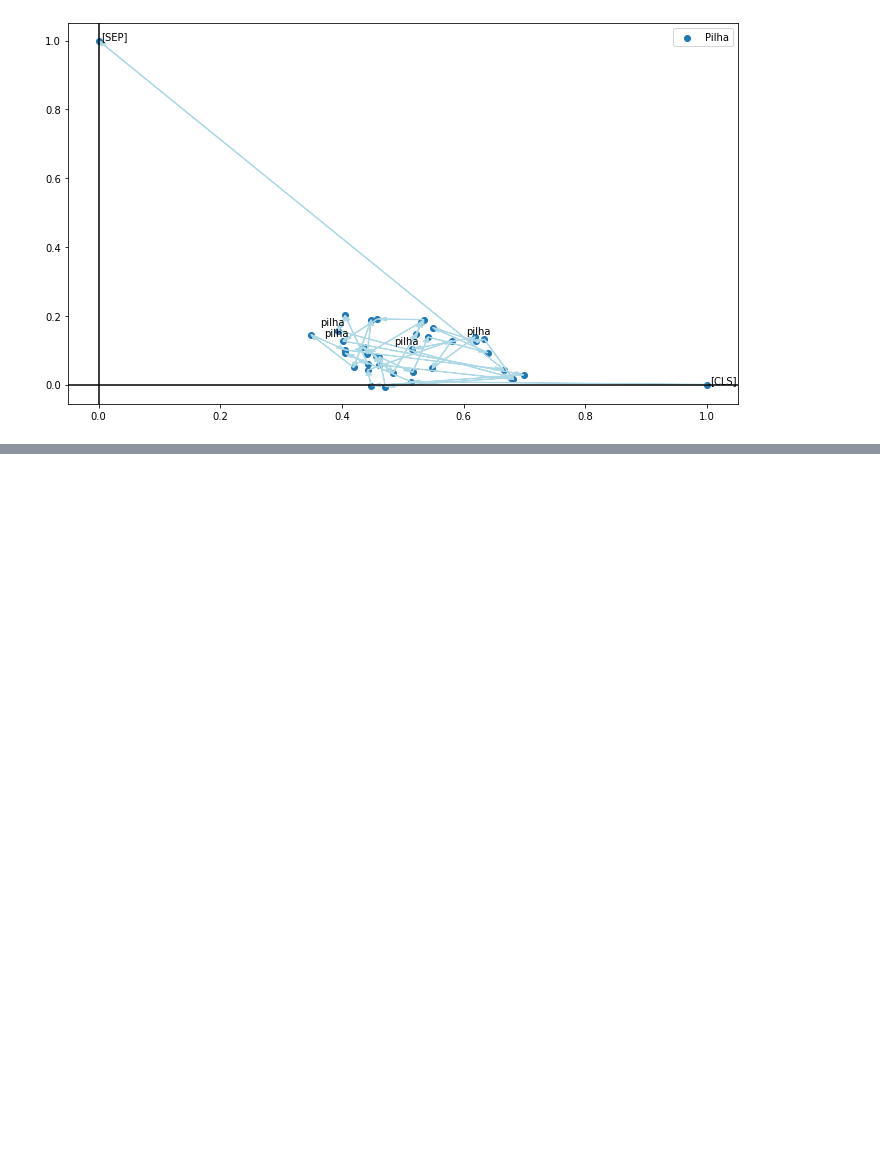
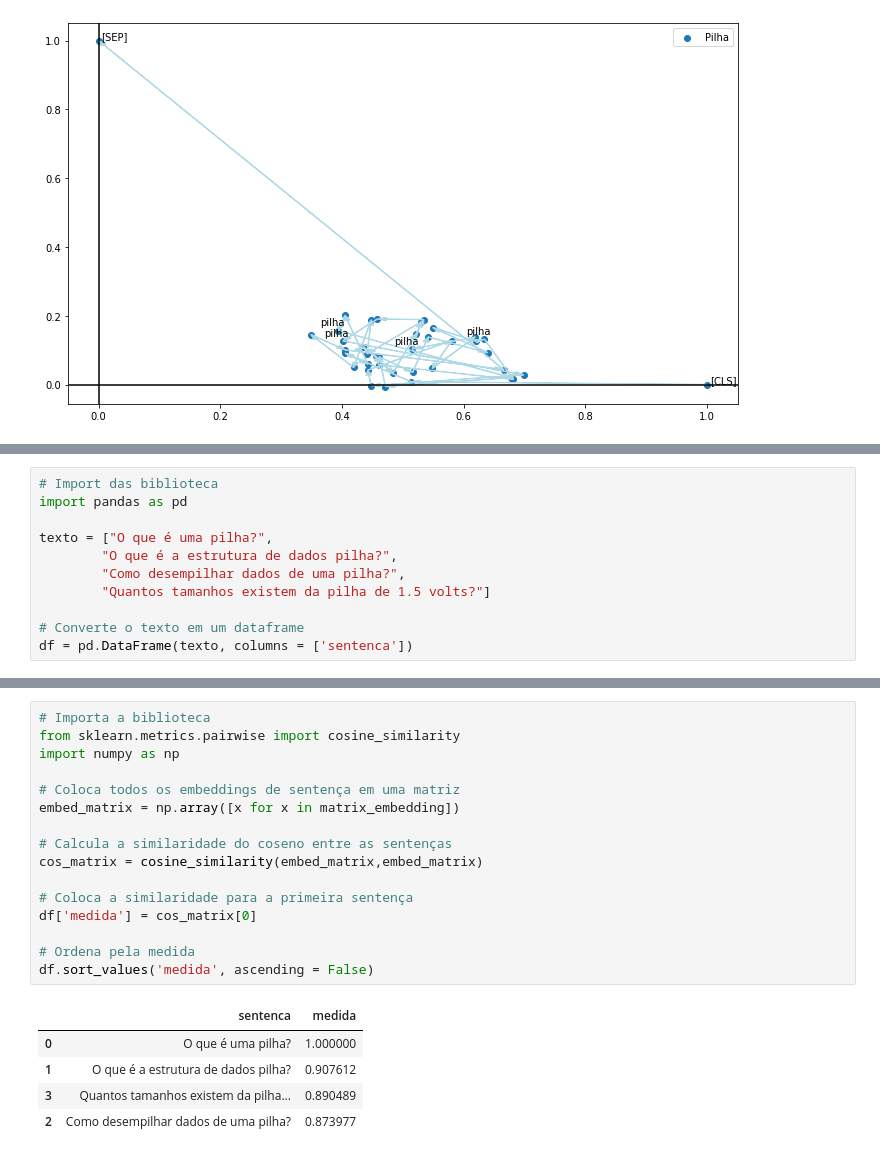
Before and after one commit to osmarbraz/exemplos_BERT, a Jupyter notebook: ExemplosWordEmbeddingContextualBERT_pt_br.ipynb, the cells around one changed output, grey strips where cells are left out. Drawn from its saved outputs; the diff is of its cells as text; blank space fills up the shorter version.

```diff
--- a/ExemplosWordEmbeddingContextualBERT_pt_br.ipynb
+++ b/ExemplosWordEmbeddingContextualBERT_pt_br.ipynb
@@ -2754,0 +2892,11 @@ plt.show()
+# %%
+# Import das biblioteca
+import pandas as pd
+
+texto = ["O que é uma pilha?",
+        "O que é a estrutura de dados pilha?",
+        "Como desempilhar dados de uma pilha?",
+        "Quantos tamanhos existem da pilha de 1.5 volts?"]
+
+# Converte o texto em um dataframe
+df = pd.DataFrame(texto, columns = ['sentenca'])
@@ -2754,0 +2919,22 @@ plt.show()
+# %%
+# Importa a biblioteca
+from sklearn.metrics.pairwise import cosine_similarity
+import numpy as np
+
+# Coloca todos os embeddings de sentença em uma matriz
+embed_matrix = np.array([x for x in matrix_embedding])
+
+# Calcula a similaridade do coseno entre as sentenças
+cos_matrix = cosine_similarity(embed_matrix,embed_matrix)
+
+# Coloca a similaridade para a primeira sentença
+df['medida'] = cos_matrix[0]
+
+# Ordena pela medida
+df.sort_values('medida', ascending = False)
+# %% [output]
+|  | sentenca | medida |
+| 0 | O que é uma pilha? | 1.000000 |
+| 1 | O que é a estrutura de dados pilha? | 0.907612 |
+| 3 | Quantos tamanhos existem da pilha... | 0.890489 |
+| 2 | Como desempilhar dados de uma pilha? | 0.873977 |
```
Also changed, not shown: parts of 72 cells of this notebook.
